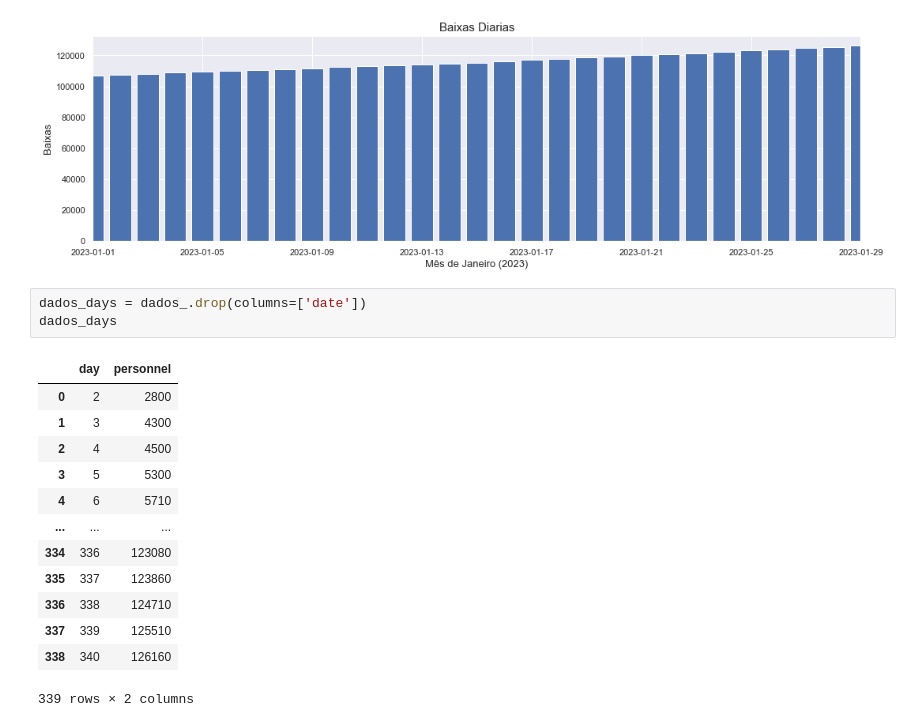
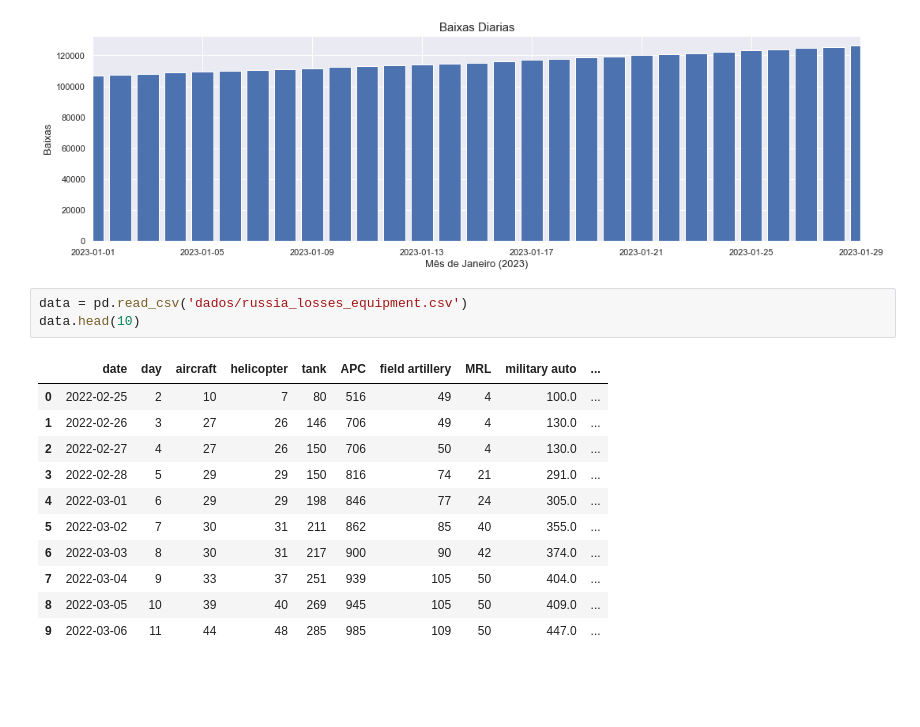
Before and after one commit to henriquecarvalho-maker/Projeto-Guerra-da-Ucrania, a Jupyter notebook: Russia_Losses.ipynb, the cells around one changed output. Saved outputs shown, nothing was run; the diff lists cells and outputs as text; blank space fills up the shorter version.

```diff
--- a/Russia_Losses.ipynb
+++ b/Russia_Losses.ipynb
@@ -131,20 +131,18 @@ eixo.set_xlabel('Mês de Janeiro (2023)', fontsize=13)
 Text(0.5, 0, 'Mês de Janeiro (2023)')
 [figure]
 # %%
-dados_days = dados_.drop(columns=['date'])
-dados_days
+data = pd.read_csv('dados/russia_losses_equipment.csv')
+data.head(10)
 # %% [output]
-|  | day | personnel |
-| 0 | 2 | 2800 |
-| 1 | 3 | 4300 |
-| 2 | 4 | 4500 |
-| 3 | 5 | 5300 |
-| 4 | 6 | 5710 |
-| ... | ... | ... |
-| 334 | 336 | 123080 |
-| 335 | 337 | 123860 |
-| 336 | 338 | 124710 |
-| 337 | 339 | 125510 |
-| 338 | 340 | 126160 |
+|  | date | day | aircraft | helicopter | tank | APC | field artillery | MRL | military auto | ... |
+| 0 | 2022-02-25 | 2 | 10 | 7 | 80 | 516 | 49 | 4 | 100.0 | ... |
+| 1 | 2022-02-26 | 3 | 27 | 26 | 146 | 706 | 49 | 4 | 130.0 | ... |
+| 2 | 2022-02-27 | 4 | 27 | 26 | 150 | 706 | 50 | 4 | 130.0 | ... |
+| 3 | 2022-02-28 | 5 | 29 | 29 | 150 | 816 | 74 | 21 | 291.0 | ... |
+| 4 | 2022-03-01 | 6 | 29 | 29 | 198 | 846 | 77 | 24 | 305.0 | ... |
+| 5 | 2022-03-02 | 7 | 30 | 31 | 211 | 862 | 85 | 40 | 355.0 | ... |
+| 6 | 2022-03-03 | 8 | 30 | 31 | 217 | 900 | 90 | 42 | 374.0 | ... |
+| 7 | 2022-03-04 | 9 | 33 | 37 | 251 | 939 | 105 | 50 | 404.0 | ... |
+| 8 | 2022-03-05 | 10 | 39 | 40 | 269 | 945 | 105 | 50 | 409.0 | ... |
+| 9 | 2022-03-06 | 11 | 44 | 48 | 285 | 985 | 109 | 50 | 447.0 | ... |
-339 rows × 2 columns
 # %%
```
Also changed, not shown: parts of 16 cells of this notebook, 2 other files.
